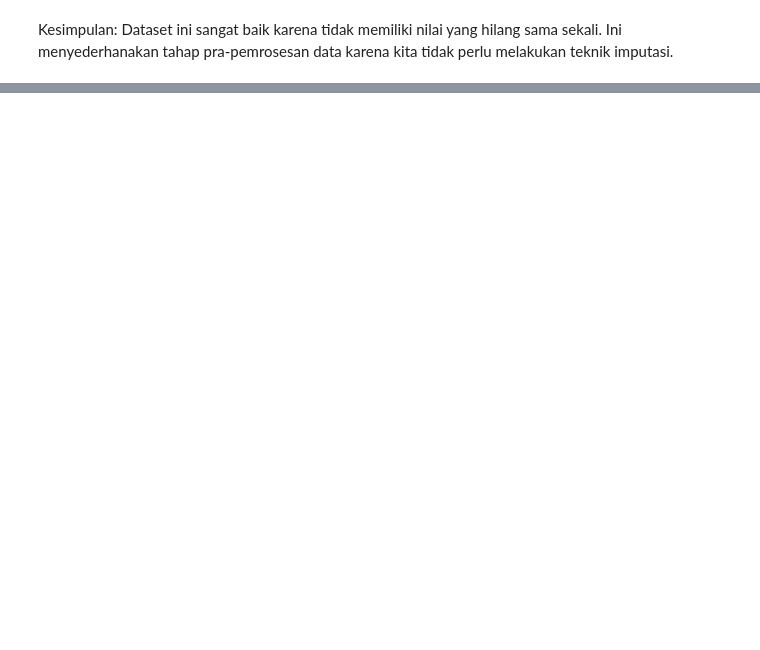
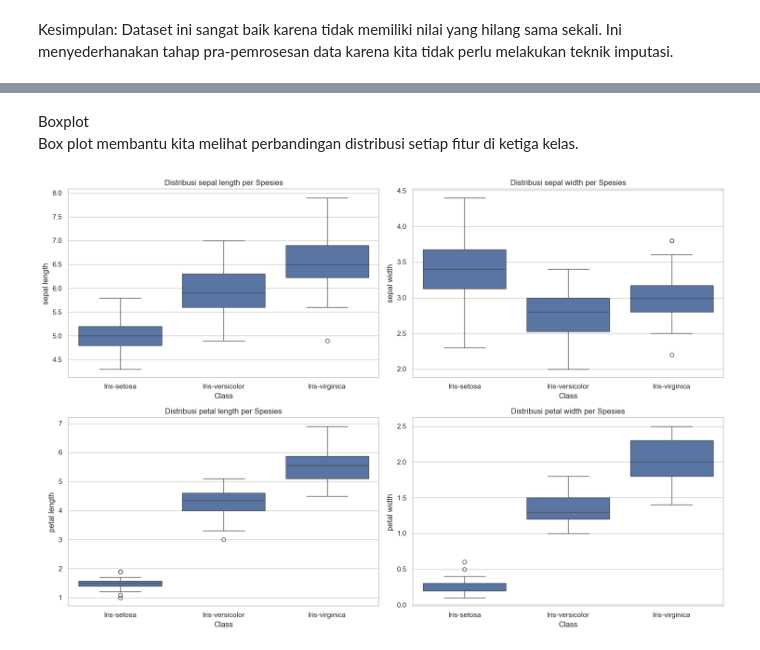
Before and after one commit to NaufalRabbani/PSD, a Jupyter notebook: bab-2_du.ipynb, the cells around one changed output, grey strips where cells are left out. Cells and saved outputs as stored; diff of their text form; code cells hidden in the pictures; blank space fills up the shorter version.

```diff
--- a/bab-2_du.ipynb
+++ b/bab-2_du.ipynb
@@ -157,0 +269,15 @@ Observasi dan Kesimpulan:
+# %% [markdown]
+Boxplot \
+Box plot membantu kita melihat perbandingan distribusi setiap fitur di ketiga kelas.
+# %%
+plt.figure(figsize=(15, 10))
+
+for i, col in enumerate(numerical_columns):
+    plt.subplot(2, 2, i + 1)
+    sns.boxplot(x='Class', y=col, data=df)
+    plt.title(f'Distribusi {col} per Spesies')
+
+plt.tight_layout()
+plt.show()
+# %% [output]
+[figure, added]
```
Also changed, not shown: parts of 26 cells of this notebook, 6 other files.
